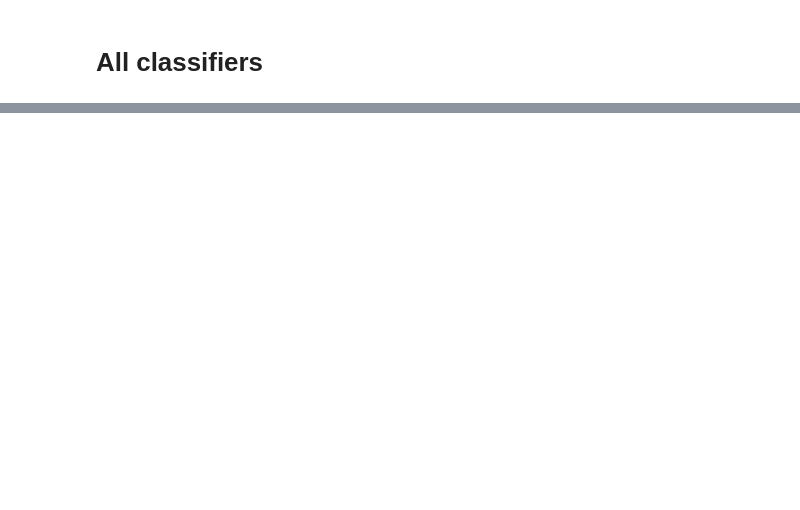
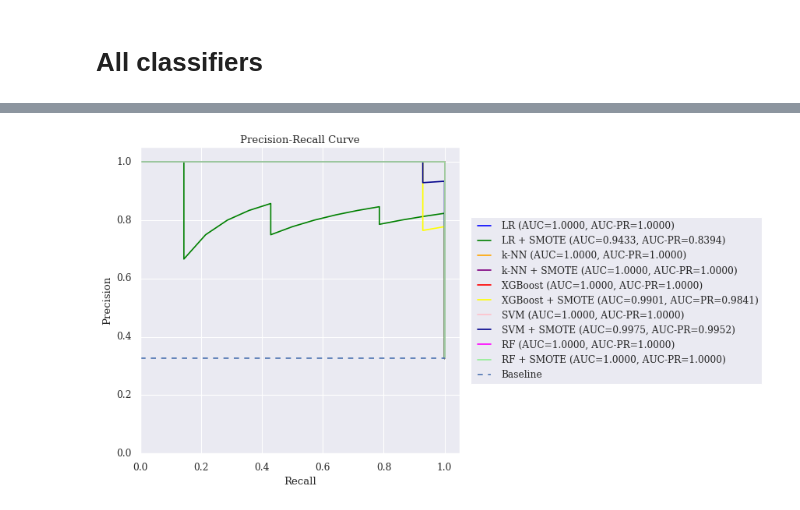
Before and after one commit to Anissima/Depression, a Jupyter notebook: Classification_combination_all_features_ROC_universal.ipynb, the cells around one changed output, grey strips where cells are left out. Cells and saved outputs as stored; diff of their text form; code cells hidden in the pictures; blank space fills up the shorter version.

```diff
--- a/Classification_combination_all_features_ROC_universal.ipynb
+++ b/Classification_combination_all_features_ROC_universal.ipynb
@@ -2117,3 +2030,41 @@ plt.show()
+# %%
+
+plt.figure(figsize=(13, 6))
+
+plt.plot(recall_lr, precision_lr,label=f"LR (AUC={auc_lr:.4f}, AUC-PR={auc_pr_lr:.4f})", linestyle="-", color='blue')
+plt.plot(recall_lr_s, precision_lr_s,label=f"LR + SMOTE (AUC={auc_lr_s:.4f}, AUC-PR={auc_pr_lr_s:.4f})", linestyle="-", color='green')
+plt.plot(recall_knn, precision_knn,label=f"k-NN (AUC={auc_knn:.4f}, AUC-PR={auc_pr_knn:.4f})", linestyle="-", color='orange')
+plt.plot(recall_knn_s, precision_knn_s,label=f"k-NN + SMOTE (AUC={auc_knn_s:.4f}, AUC-PR={auc_pr_knn_s:.4f})", linestyle="-", color='purple')
+plt.plot(recall_xgb, precision_xgb,label=f"XGBoost (AUC={auc_xgb:.4f}, AUC-PR={auc_pr_xgb:.4f})", linestyle="-", color='red')
+plt.plot(recall_xgb_s, precision_xgb_s,label=f"XGBoost + SMOTE (AUC={auc_xgb_s:.4f}, AUC=PR={auc_pr_xgb_s:.4f})", linestyle="-", color='yellow')
+plt.plot(recall_svm, precision_svm,label=f"SVM (AUC={auc_svm:.4f}, AUC-PR={auc_pr_svm:.4f})", linestyle="-", color='pink')
+plt.plot(recall_svm_s, precision_svm_s,label=f"SVM + SMOTE (AUC={auc_svm_s:.4f}, AUC-PR={auc_pr_svm_s:.4f})", linestyle="-", color='darkblue')
+plt.plot(recall_rf, precision_rf,label=f"RF (AUC={auc_rf:.4f}, AUC-PR={auc_pr_rf:.4f})", linestyle="-", color='magenta')
+plt.plot(recall_rf_s, precision_rf_s,label=f"RF + SMOTE (AUC={auc_rf_s:.4f}, AUC-PR={auc_pr_rf_s:.4f})", linestyle="-", color='lightgreen')
+
+
+baseline = np.sum(y_true_all)/ len(y_true_all)
+plt.plot([0, 1], [baseline, baseline], linestyle='--', label='Baseline')
+
+#plt.plot(recall_lr, precision_lr,label="LR, AUC="+str(auc_lr), linestyle="-", color='blue')
+# Customize axis scale
+plt.xlim([0, 1.05])  # Fixed x-axis (0 to 1)
+plt.ylim([0, 1.05])  # Fixed y-axis (0 to 1.05)
+# Labels & legend
+plt.xlabel('Recall')
+plt.ylabel('Precision')
+plt.title('Precision-Recall Curve')
+# Place legend outside to the right, centered vertically
+plt.legend(loc='center left', bbox_to_anchor=(1.02, 0.5))
+
+# Adjust layout to make room for the legend
+plt.tight_layout(rect=[0, 0, 0.85, 1])  # The right side is set to 0.85 to leave space for legend
+
+# Save the figure (before plt.show())
+plt.savefig("precision_recall_universal_cv2.pdf", dpi=700, bbox_inches='tight')
+plt.show()
+# %% [output]
+[figure, added]
 # %%
 
 plt.figure(figsize=(12, 6))
```
Also changed, not shown: parts of 21 cells of this notebook.
